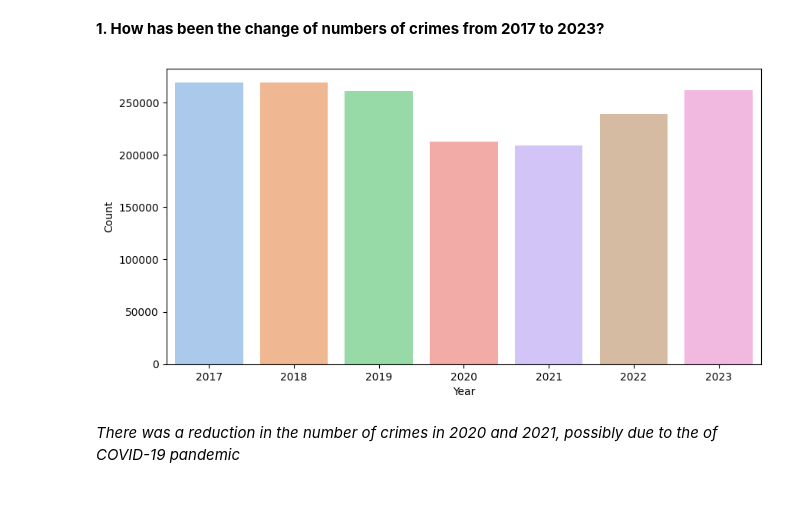
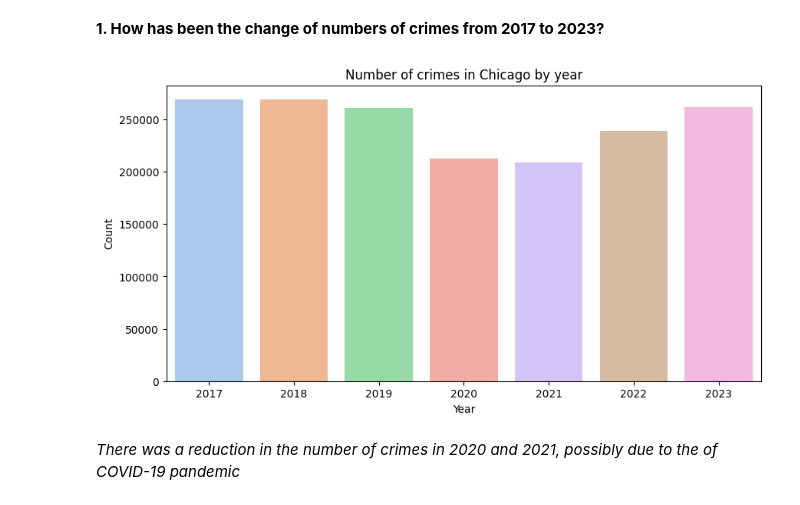
Before and after one commit to alejo1630/chicago_crimes, a Jupyter notebook: chicago_crimes.ipynb, the cells around one changed output. Cells and saved outputs as stored; diff of their text form; code cells hidden in the pictures.

Commit message:
More Plots

```diff
--- a/chicago_crimes.ipynb
+++ b/chicago_crimes.ipynb
@@ -99,9 +99,10 @@ df.head()
 # %%
 sns.countplot(data = df, x = "Year", hue = "Year", palette = "pastel", legend = False)
 plt.ylabel("Count")
+plt.title("Number of crimes in Chicago by year")
 plt.show()
 # %% [output]
-[figure, old version]
+[figure, new version]
 # %% [markdown]
 *There was a reduction in the number of crimes in 2020 and 2021, possibly due to the of COVID-19 pandemic*
 # %% [markdown]
```
Also changed, not shown: parts of 25 cells of this notebook.
